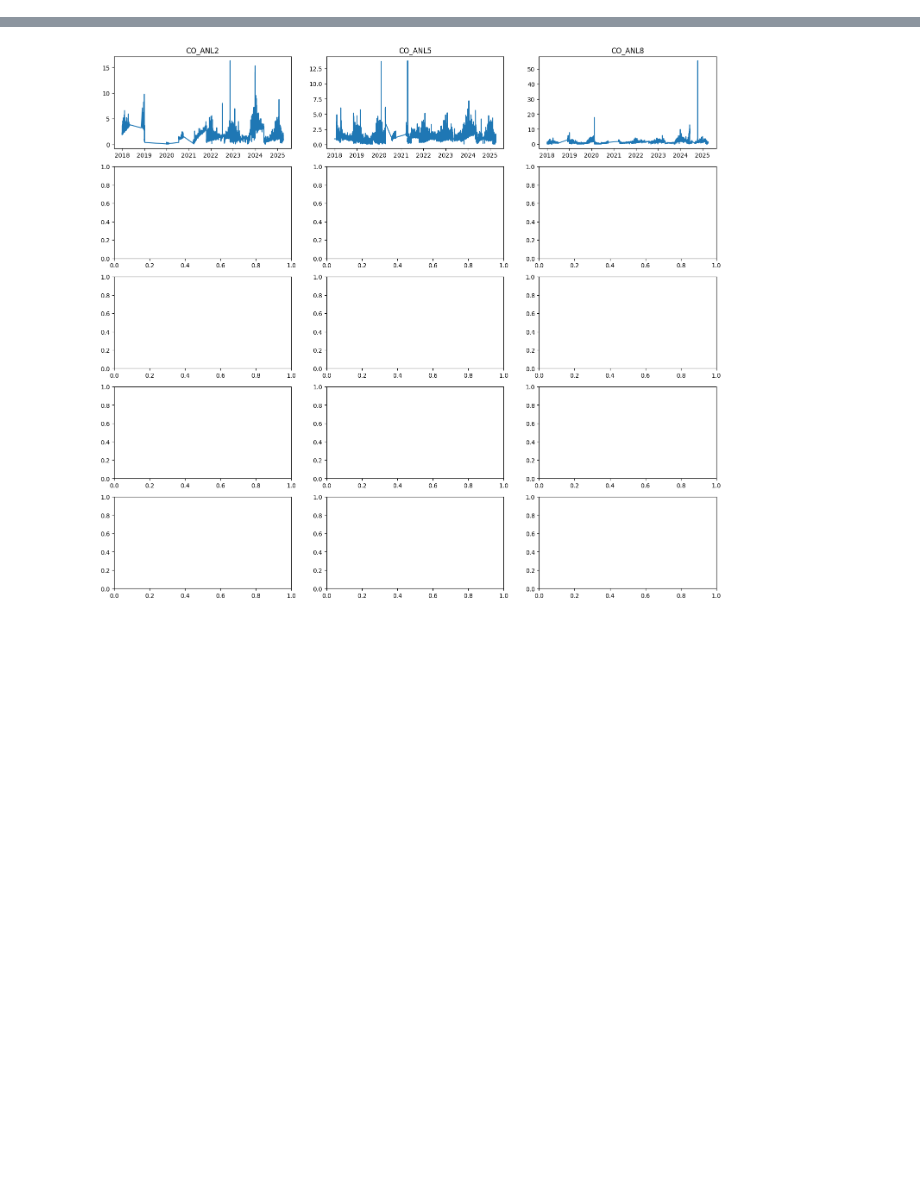
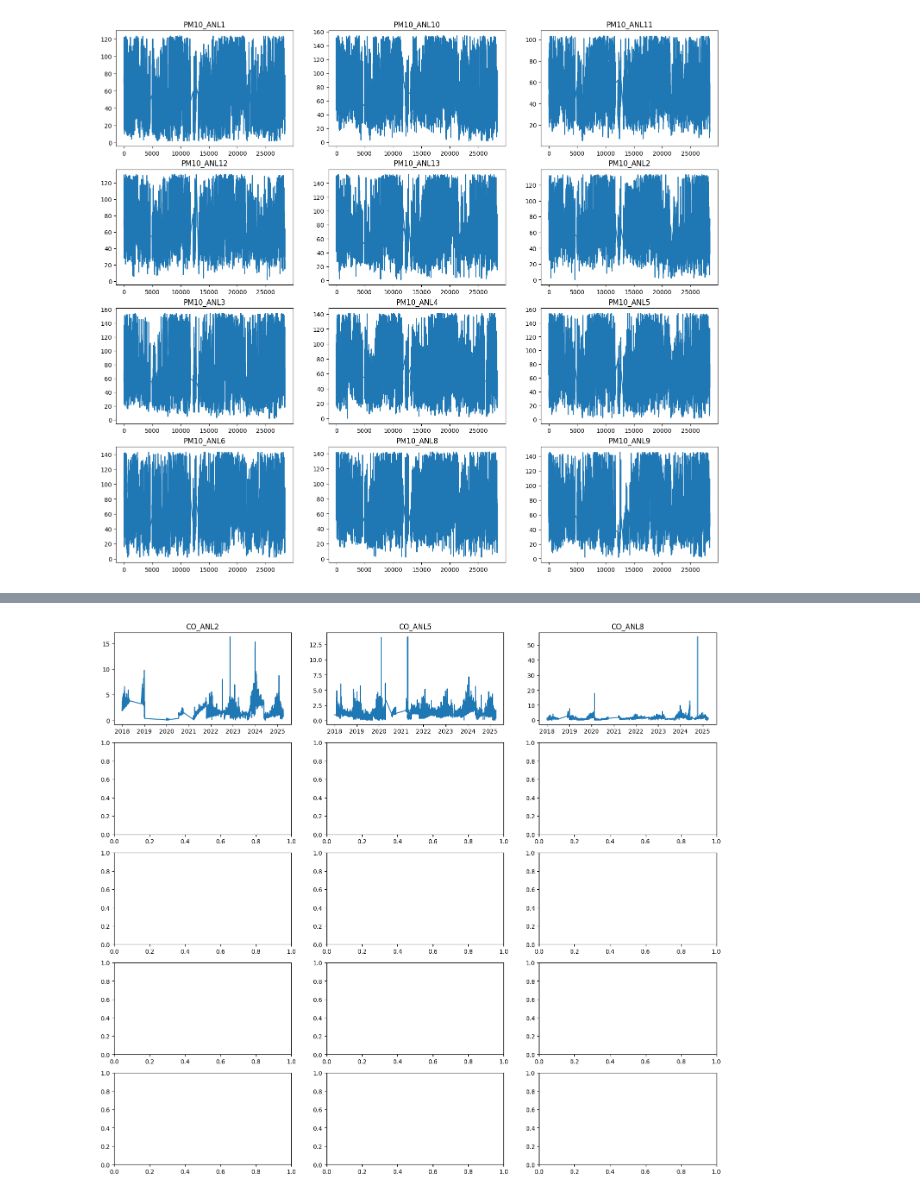
Before and after one commit to SimplySanti/daacc_preficient, a Jupyter notebook: notebooks/Forecasting.ipynb, the cells around one changed output, grey strips where cells are left out. Drawn from its saved outputs; the diff is of its cells as text; code cells hidden in the pictures; blank space fills up the shorter version.

```diff
--- a/notebooks/Forecasting.ipynb
+++ b/notebooks/Forecasting.ipynb
@@ -30 +92,5 @@ df.head()
+# %%
+graph_metric(train_pm_df, "PM10")
+# %% [output]
+[figure, added]
 # %%
```
Also changed, not shown: parts of 14 cells of this notebook.
